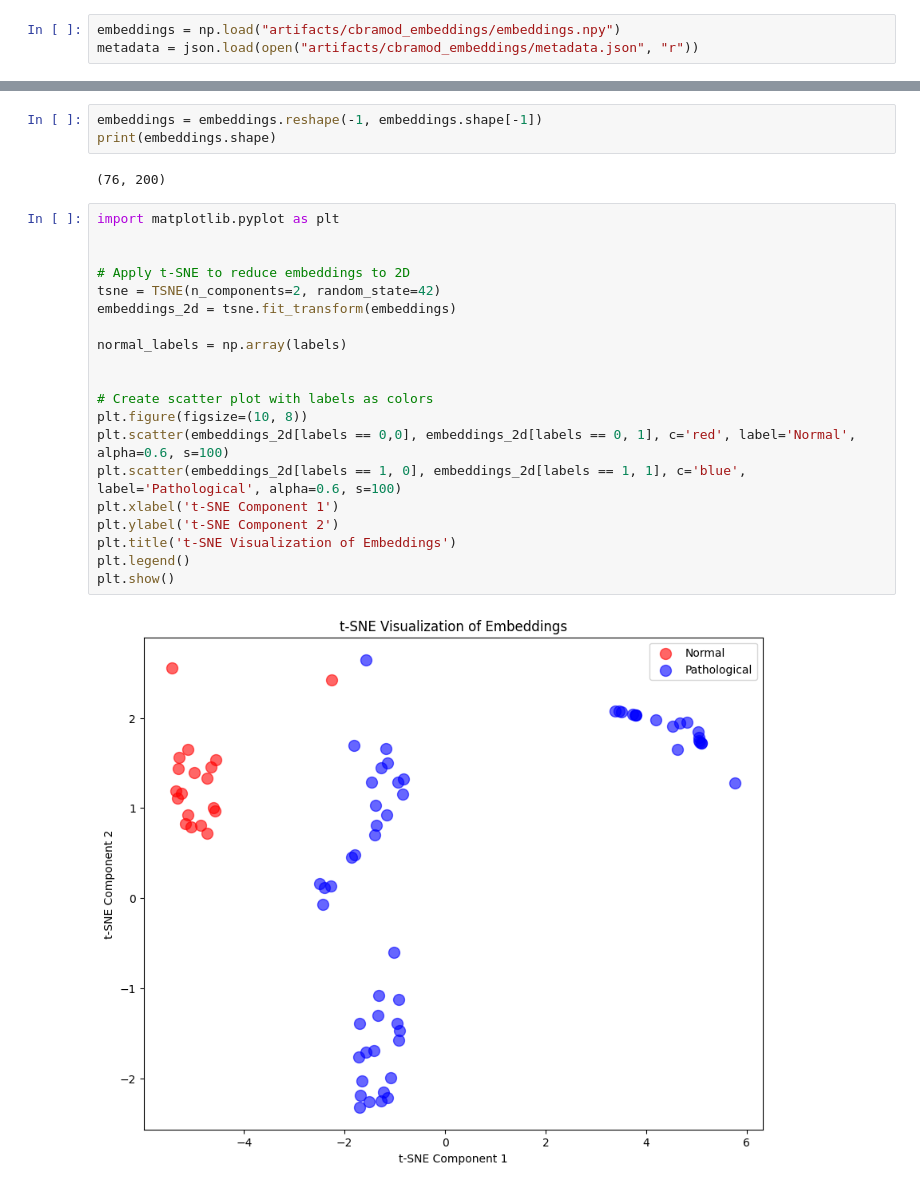
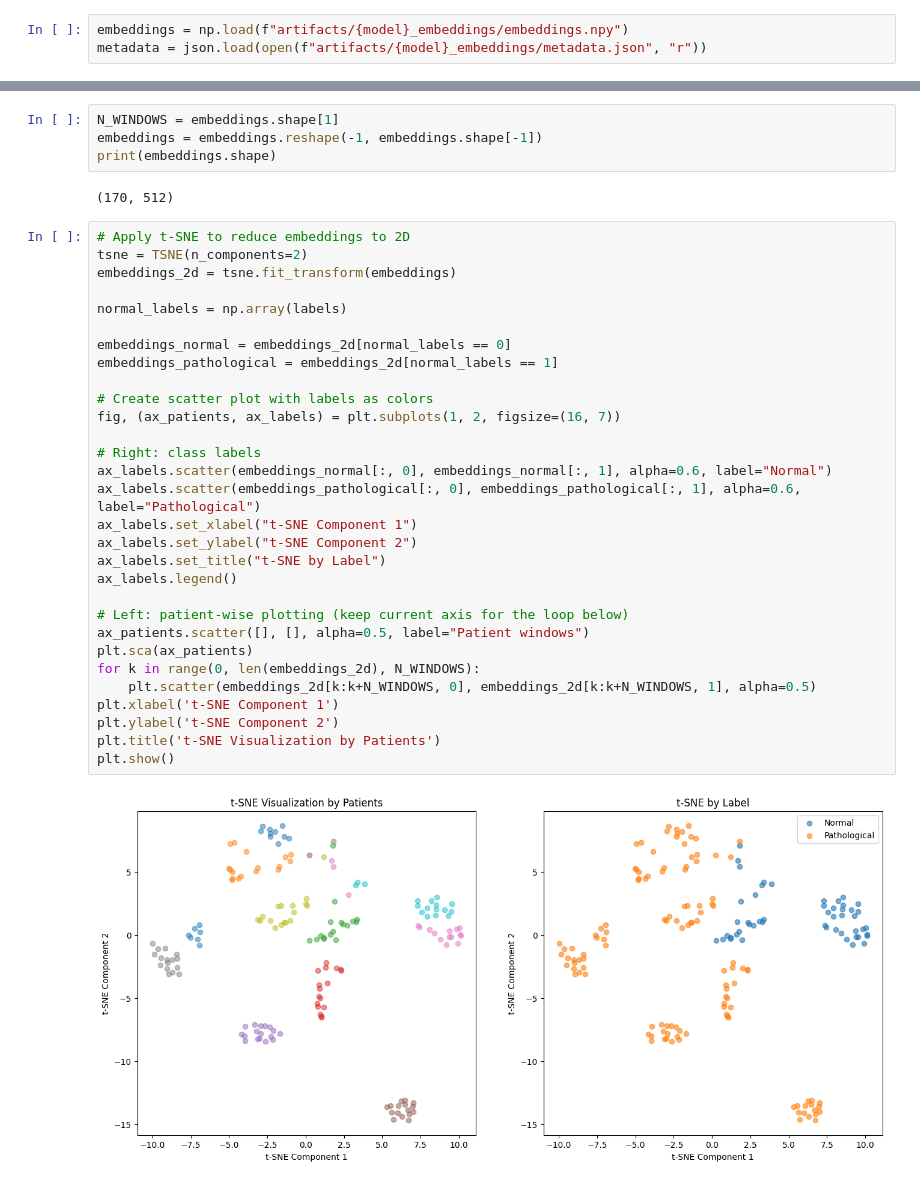
Before and after one commit to etyl/eeg-artifacts, a Jupyter notebook: viz.ipynb, the cells around one changed output, grey strips where cells are left out. Cells and saved outputs as stored; diff of their text form.

Commit message:
ADD reve model

```diff
--- a/viz.ipynb
+++ b/viz.ipynb
@@ -5,3 +8,3 @@ import json
 # %%
-embeddings = np.load("artifacts/cbramod_embeddings/embeddings.npy")
-metadata = json.load(open("artifacts/cbramod_embeddings/metadata.json", "r"))
+embeddings = np.load(f"artifacts/{model}_embeddings/embeddings.npy")
+metadata = json.load(open(f"artifacts/{model}_embeddings/metadata.json", "r"))
@@ -22,27 +21,38 @@ print(labels.shape)
 # %%
+N_WINDOWS = embeddings.shape[1]
 embeddings = embeddings.reshape(-1, embeddings.shape[-1])
 print(embeddings.shape)
 # %% [output]
-(76, 200)
+(170, 512)
 # %%
-import matplotlib.pyplot as plt
-
-
 # Apply t-SNE to reduce embeddings to 2D
-tsne = TSNE(n_components=2, random_state=42)
+tsne = TSNE(n_components=2)
 embeddings_2d = tsne.fit_transform(embeddings)
 
 normal_labels = np.array(labels)
 
+embeddings_normal = embeddings_2d[normal_labels == 0]
+embeddings_pathological = embeddings_2d[normal_labels == 1]
 
 # Create scatter plot with labels as colors
-plt.figure(figsize=(10, 8))
-plt.scatter(embeddings_2d[labels == 0,0], embeddings_2d[labels == 0, 1], c='red', label='Normal', alpha=0.6, s=100)
-plt.scatter(embeddings_2d[labels == 1, 0], embeddings_2d[labels == 1, 1], c='blue', label='Pathological', alpha=0.6, s=100)
+fig, (ax_patients, ax_labels) = plt.subplots(1, 2, figsize=(16, 7))
+
+# Right: class labels
+ax_labels.scatter(embeddings_normal[:, 0], embeddings_normal[:, 1], alpha=0.6, label="Normal")
+ax_labels.scatter(embeddings_pathological[:, 0], embeddings_pathological[:, 1], alpha=0.6, label="Pathological")
+ax_labels.set_xlabel("t-SNE Component 1")
+ax_labels.set_ylabel("t-SNE Component 2")
+ax_labels.set_title("t-SNE by Label")
+ax_labels.legend()
+
+# Left: patient-wise plotting (keep current axis for the loop below)
+ax_patients.scatter([], [], alpha=0.5, label="Patient windows")
+plt.sca(ax_patients)
+for k in range(0, len(embeddings_2d), N_WINDOWS):
+    plt.scatter(embeddings_2d[k:k+N_WINDOWS, 0], embeddings_2d[k:k+N_WINDOWS, 1], alpha=0.5)
 plt.xlabel('t-SNE Component 1')
 plt.ylabel('t-SNE Component 2')
-plt.title('t-SNE Visualization of Embeddings')
-plt.legend()
+plt.title('t-SNE Visualization by Patients')
 plt.show()
 # %% [output]
-[figure, old version]
+[figure, new version]
```
Also changed, not shown: parts of 4 cells of this notebook, 1 other file.
